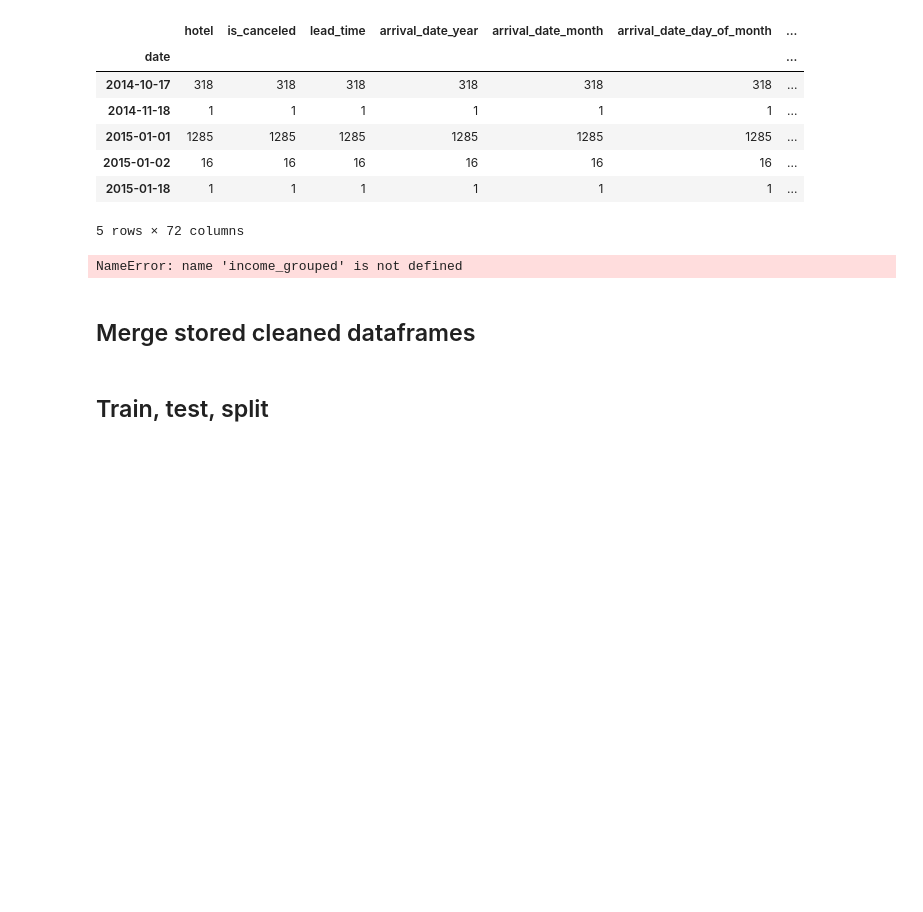
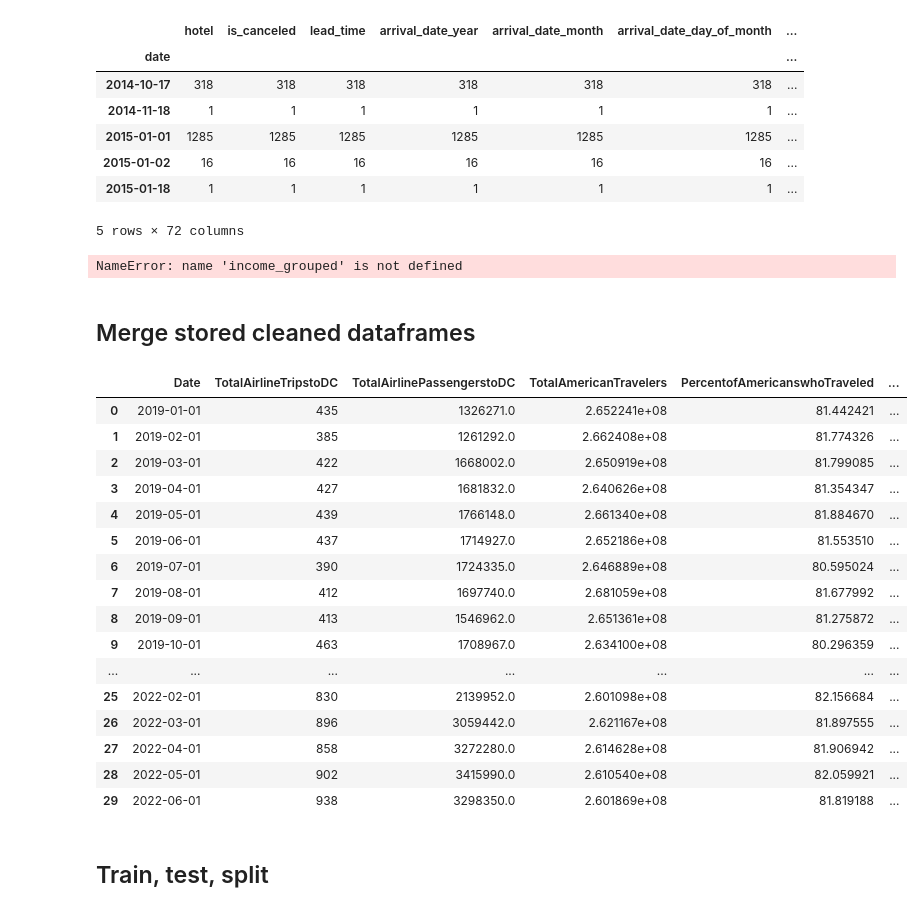
Before and after one commit to hdavis-sandiego/ADS508-Final, a Jupyter notebook: notebooks/02_data_scrub/df_merge.ipynb, the cells around one changed output. Cells and saved outputs as stored; diff of their text form; code cells hidden in the pictures; blank space fills up the shorter version.

```diff
--- a/notebooks/02_data_scrub/df_merge.ipynb
+++ b/notebooks/02_data_scrub/df_merge.ipynb
@@ -59,13 +59,32 @@ NameError: name 'income_grouped' is not defined
 # %%
 merge1 = pd.merge(travelstats, reviews_date, on='Date')
 merge1 = merge1.rename(columns={"numstays": "DCAirBnbStays"})
-
-#merge2 = pd.merge(income_grouped, bookings_grouped, on ='Date')
+merge1
+#merge2 = pd.merge(merge1, bookings_grouped, left_on ='Date', right_on = 'date')
+#merge2
 #finaldf = pd.merge(merge1, merge2, on = 'Date')
 
 #finaldf.head()
 
 #%store finaldf
+# %% [output]
+|  | Date | TotalAirlineTripstoDC | TotalAirlinePassengerstoDC | TotalAmericanTravelers | PercentofAmericanswhoTraveled | ... |
+| 0 | 2019-01-01 | 435 | 1326271.0 | 2.652241e+08 | 81.442421 | ... |
+| 1 | 2019-02-01 | 385 | 1261292.0 | 2.662408e+08 | 81.774326 | ... |
+| 2 | 2019-03-01 | 422 | 1668002.0 | 2.650919e+08 | 81.799085 | ... |
+| 3 | 2019-04-01 | 427 | 1681832.0 | 2.640626e+08 | 81.354347 | ... |
+| 4 | 2019-05-01 | 439 | 1766148.0 | 2.661340e+08 | 81.884670 | ... |
+| 5 | 2019-06-01 | 437 | 1714927.0 | 2.652186e+08 | 81.553510 | ... |
+| 6 | 2019-07-01 | 390 | 1724335.0 | 2.646889e+08 | 80.595024 | ... |
+| 7 | 2019-08-01 | 412 | 1697740.0 | 2.681059e+08 | 81.677992 | ... |
+| 8 | 2019-09-01 | 413 | 1546962.0 | 2.651361e+08 | 81.275872 | ... |
+| 9 | 2019-10-01 | 463 | 1708967.0 | 2.634100e+08 | 80.296359 | ... |
+| ... | ... | ... | ... | ... | ... | ... |
+| 25 | 2022-02-01 | 830 | 2139952.0 | 2.601098e+08 | 82.156684 | ... |
+| 26 | 2022-03-01 | 896 | 3059442.0 | 2.621167e+08 | 81.897555 | ... |
+| 27 | 2022-04-01 | 858 | 3272280.0 | 2.614628e+08 | 81.906942 | ... |
+| 28 | 2022-05-01 | 902 | 3415990.0 | 2.610540e+08 | 82.059921 | ... |
+| 29 | 2022-06-01 | 938 | 3298350.0 | 2.601869e+08 | 81.819188 | ... |
 # %% [markdown]
 ## Train, test, split
 # %%
```
Also changed, not shown: parts of 1 cell of this notebook, 1 other file.
